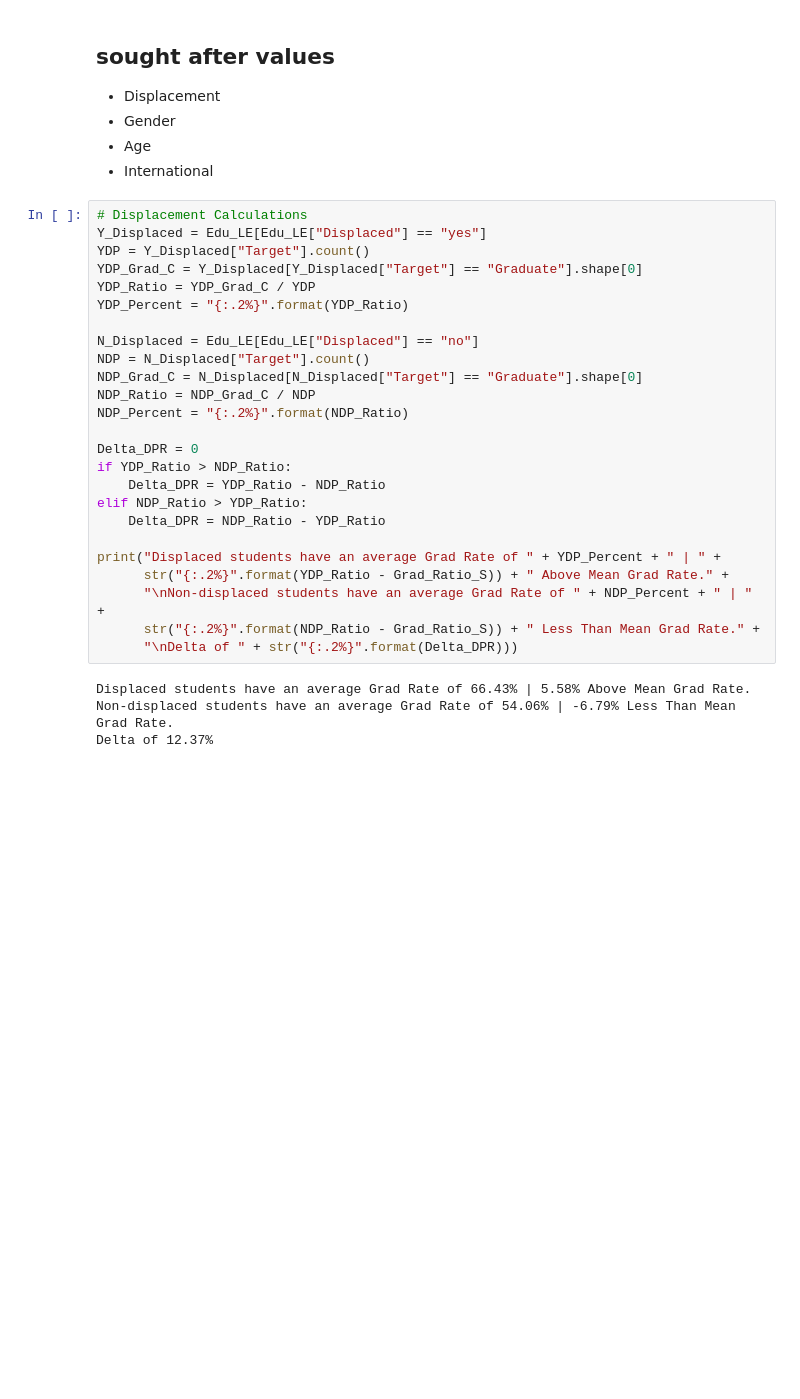
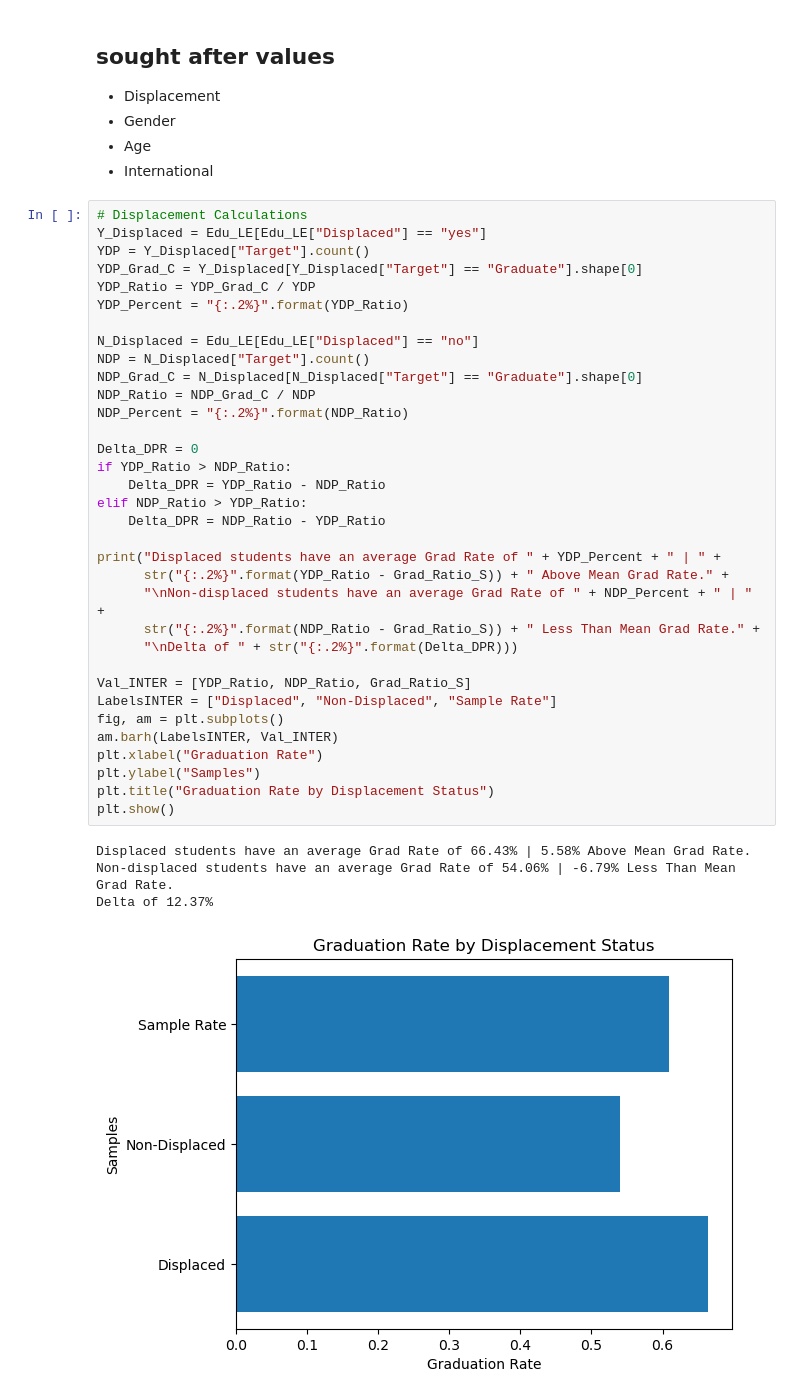
Before and after one commit to mlister3/Student_Success_Predictors, a Jupyter notebook: Thew_Workspace/Thew_Dataset_Manipulation.ipynb, the cells around one changed output. Cells and saved outputs as stored; diff of their text form; blank space fills up the shorter version.

```diff
--- a/Thew_Workspace/Thew_Dataset_Manipulation.ipynb
+++ b/Thew_Workspace/Thew_Dataset_Manipulation.ipynb
@@ -112,32 +112,42 @@ Enroll_Percent
 # %%
 # Displacement Calculations
 Y_Displaced = Edu_LE[Edu_LE["Displaced"] == "yes"]
 YDP = Y_Displaced["Target"].count()
 YDP_Grad_C = Y_Displaced[Y_Displaced["Target"] == "Graduate"].shape[0]
 YDP_Ratio = YDP_Grad_C / YDP
 YDP_Percent = "{:.2%}".format(YDP_Ratio)
 
 N_Displaced = Edu_LE[Edu_LE["Displaced"] == "no"]
 NDP = N_Displaced["Target"].count()
 NDP_Grad_C = N_Displaced[N_Displaced["Target"] == "Graduate"].shape[0]
 NDP_Ratio = NDP_Grad_C / NDP
 NDP_Percent = "{:.2%}".format(NDP_Ratio)
 
 Delta_DPR = 0
 if YDP_Ratio > NDP_Ratio:
     Delta_DPR = YDP_Ratio - NDP_Ratio
 elif NDP_Ratio > YDP_Ratio:
     Delta_DPR = NDP_Ratio - YDP_Ratio
 
 print("Displaced students have an average Grad Rate of " + YDP_Percent + " | " +
       str("{:.2%}".format(YDP_Ratio - Grad_Ratio_S)) + " Above Mean Grad Rate." +
       "\nNon-displaced students have an average Grad Rate of " + NDP_Percent + " | " +
       str("{:.2%}".format(NDP_Ratio - Grad_Ratio_S)) + " Less Than Mean Grad Rate." +
       "\nDelta of " + str("{:.2%}".format(Delta_DPR)))
+
+Val_INTER = [YDP_Ratio, NDP_Ratio, Grad_Ratio_S]
+LabelsINTER = ["Displaced", "Non-Displaced", "Sample Rate"]
+fig, am = plt.subplots()
+am.barh(LabelsINTER, Val_INTER)
+plt.xlabel("Graduation Rate")
+plt.ylabel("Samples")
+plt.title("Graduation Rate by Displacement Status")
+plt.show()
 # %% [output]
 Displaced students have an average Grad Rate of 66.43% | 5.58% Above Mean Grad Rate.
 Non-displaced students have an average Grad Rate of 54.06% | -6.79% Less Than Mean Grad Rate.
 Delta of 12.37%
+[figure, added]
 # %%
 # Gender Calculations
 GenF = Edu_LE[Edu_LE["Gender"] == "female"]
```
Also changed, not shown: parts of 5 cells of this notebook, 6 other files.
